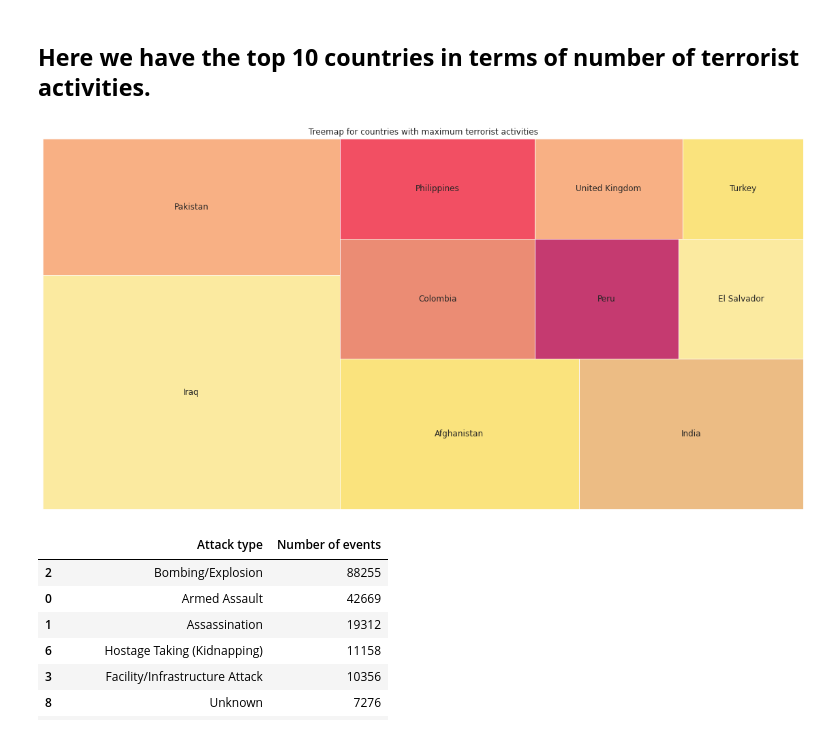
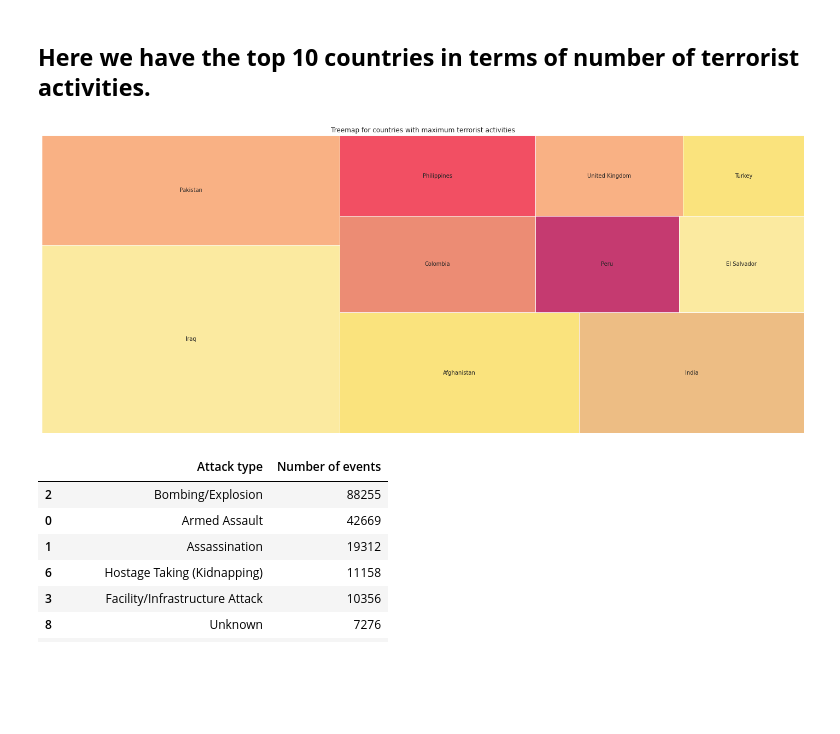
Before and after one commit to ajinkyajumde/Global-Terrorism-Analysis, a Jupyter notebook: Untitled1_ipyn.ipynb, the cells around one changed output. Saved outputs shown, nothing was run; the diff lists cells and outputs as text; code cells hidden in the pictures; blank space fills up the shorter version.

```diff
--- a/Untitled1_ipyn.ipynb
+++ b/Untitled1_ipyn.ipynb
@@ -108,16 +108,17 @@ c
 ## **Here we have the top 10 countries in terms of number of terrorist activities.**
 # %%
 import squarify
-plt.figure(figsize=(20,10))
+plt.figure(figsize=(25,10))
 colors=['#fae588','#f79d65','#f9dc5c','#e8ac65','#e76f51','#ef233c','#b7094c']
 sns.set_style(style="whitegrid") # set seaborn plot style
 sizes= c['Number of events'].values# proportions of the categories
 label=c['country_txt']
 squarify.plot(sizes=sizes, label=label, alpha=0.8,color=colors).set(title='Treemap for countries with maximum terrorist activities')
 plt.axis('off')
+
 plt.show()
 # %% [output]
-[figure, old version]
+[figure, new version]
 # %%
 att=gt.groupby('attacktype1_txt')['iyear'].count().reset_index(name='Number of events')
 att.rename(columns = {'attacktype1_txt' : 'Attack type'},inplace=True)
```
Also changed, not shown: parts of 12 cells of this notebook.
